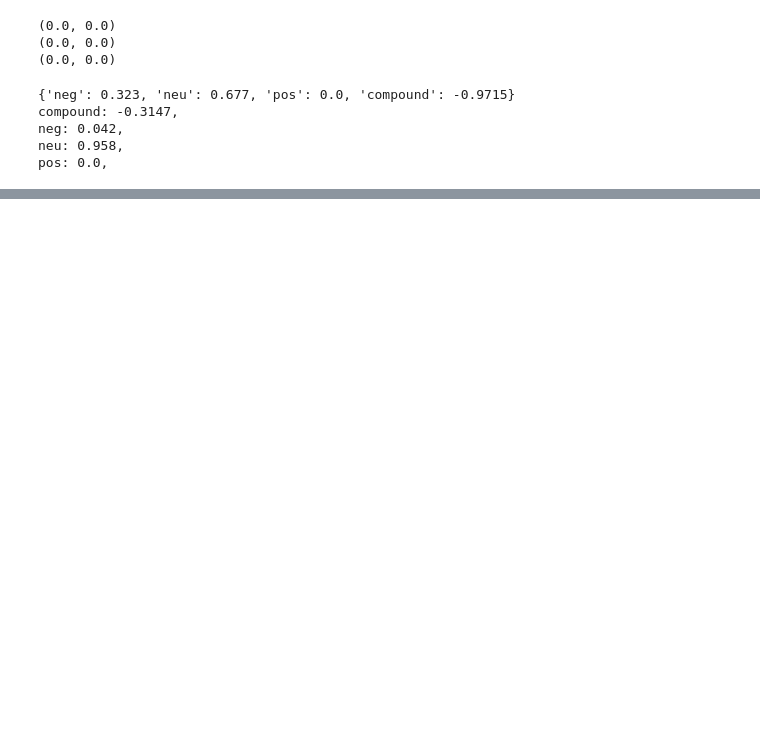
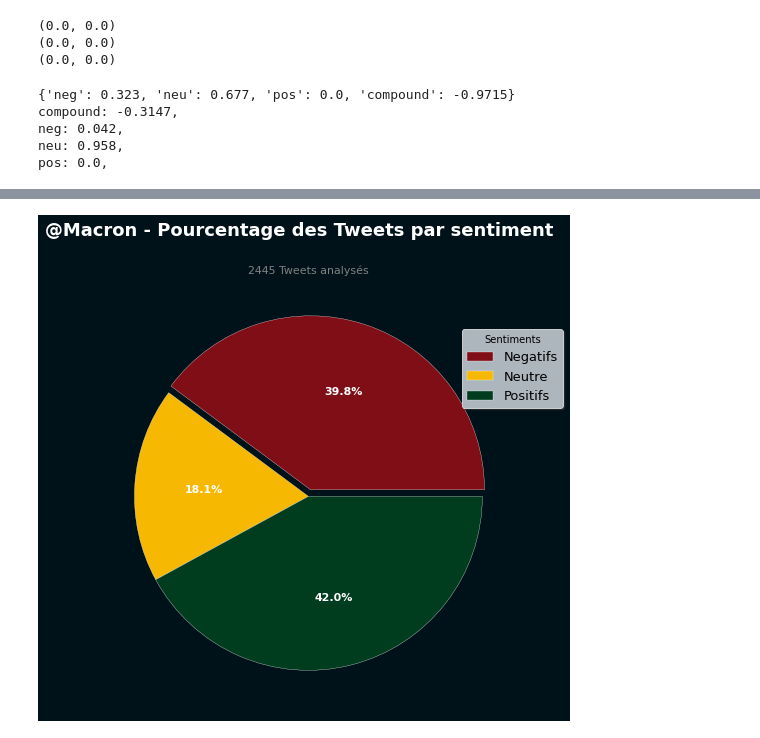
Before and after one commit to Kyytox/feelings-twitter-ia, a Jupyter notebook: IA_Tweets_Sentiment.ipynb, the cells around one changed output, grey strips where cells are left out. Saved outputs shown, nothing was run; the diff lists cells and outputs as text; code cells hidden in the pictures; blank space fills up the shorter version.

```diff
--- a/IA_Tweets_Sentiment.ipynb
+++ b/IA_Tweets_Sentiment.ipynb
@@ -302,0 +604,27 @@ Index: []
+# %%
+# graph PIE - Pourcent sentiments of tweets
+
+data_graph = [res_sentiment[0], res_sentiment[1], res_sentiment[2]]
+
+fig, ax = plt.subplots(figsize=(10, 8))
+fig.patch.set_facecolor(backColor)
+
+plt.pie(data_graph,
+        # labels = txt_sentiments,
+        autopct = '%1.1f%%',
+        textprops = dict(color ="w", fontsize='11',fontweight ='bold'),
+        explode=explode,
+        wedgeprops = {'linewidth': 0.3, 'edgecolor': "w"},
+        colors=colors)
+
+# Title
+plt.suptitle('@Macron - Pourcentage des Tweets par sentiment',fontweight='bold', fontsize='18', color='w')
+plt.title(sub_title, fontsize='11', color='grey')
+
+# Legend
+lg = ax.legend(txt_sentiments, title ="Sentiments", loc ="upper right", bbox_to_anchor =(1, -0.1, 0.1, 1), shadow=True,  fontsize='13')
+lg.get_frame().set_facecolor('#adb5bd')
+
+plt.show()
+# %% [output]
+[figure, added]
```
Also changed, not shown: parts of 15 cells of this notebook, 16 other files.
